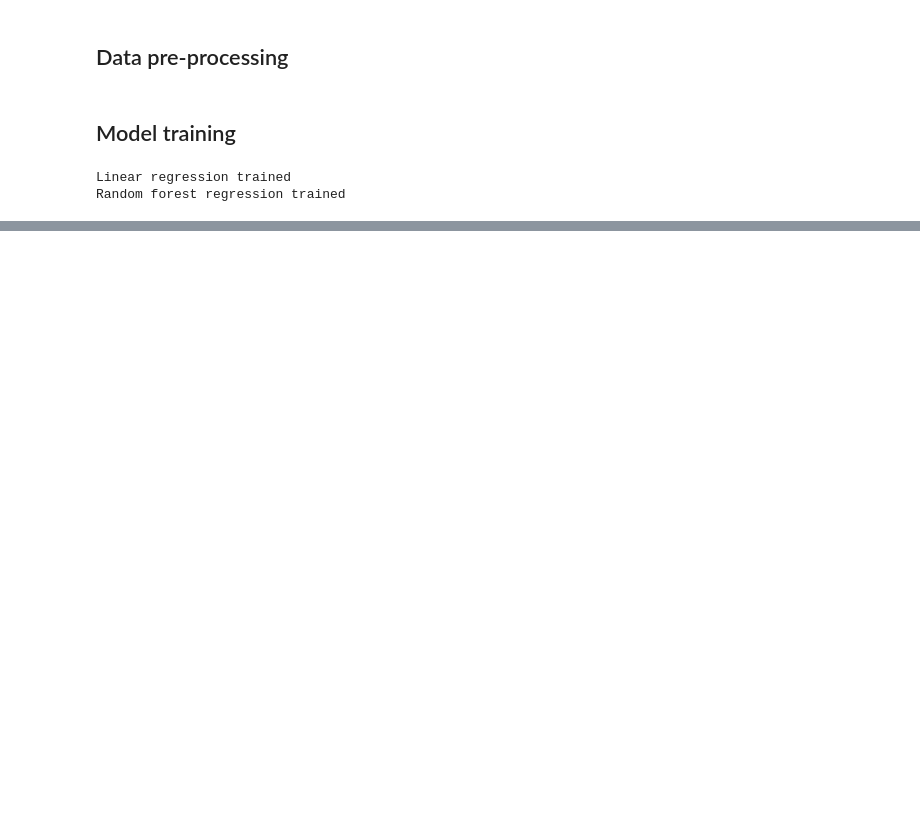
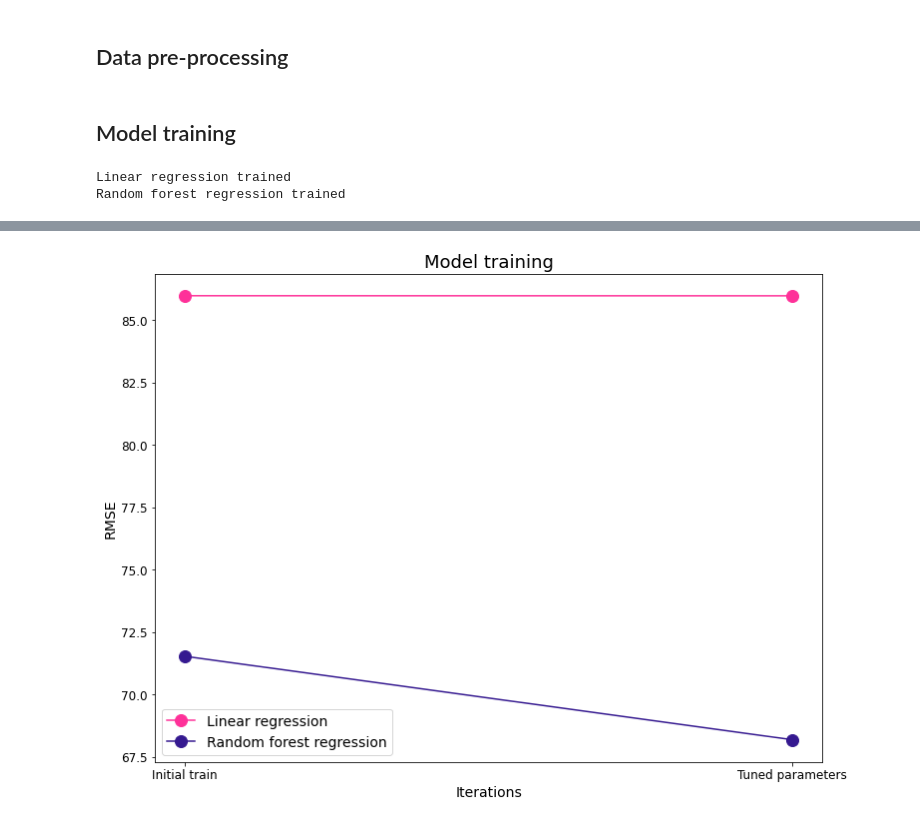
Before and after one commit to rafaelmachadomolina/fareApp, a Jupyter notebook: Models/Predictive_model.ipynb, the cells around one changed output, grey strips where cells are left out. Saved outputs shown, nothing was run; the diff lists cells and outputs as text; code cells hidden in the pictures; blank space fills up the shorter version.

Commit message:
Finished V1 of model pipeline, training and deployment. Created job to seriealise models and save backups in S3

```diff
--- a/Models/Predictive_model.ipynb
+++ b/Models/Predictive_model.ipynb
@@ -691,7 +826,7 @@ plt.show()
 ### Null distribution and outliers
 
 df_train_null = df_train.copy()
-df_train_null['nulls'] = df.isnull().sum(axis = 1)
+df_train_null['nulls'] = df_train_null.isnull().sum(axis = 1)
 df_train_null.sort_values(by = 'nulls', ascending = False).head()
 
 df_train_null_rows = pd.DataFrame(df_train_null['nulls'].value_counts(sort = False, normalize = True))
@@ -887,0 +1082,35 @@ Random forest regression trained
+# %%
+### Plot results for model training
+
+model_colours = {'Linear regression': '#fe3199',
+                'Random forest regression': '#351990'}
+
+fig, ax = plt.subplots(figsize = (12, 9))
+
+X_AXIS = df_training_results[['iteration', 'order']].drop_duplicates()
+X_AXIS.sort_values(by = 'order', inplace = True)
+
+for MODEL in df_training_results['model'].unique():
+    DF_PLOT = df_training_results[df_training_results['model'] == MODEL]
+    DF_PLOT.sort_values(by = 'order', inplace = True)
+
+    ax.plot(X_AXIS['order'],
+           DF_PLOT['rmse'],
+           color = model_colours[MODEL],
+           label = MODEL,
+           marker = 'o',
+           markersize = 12)
+
+# Format plot
+ax.set_xticks(X_AXIS['order'])
+ax.set_xticklabels(X_AXIS['iteration'])
+
+plot_params = {'title': 'Model training',
+             'x_label': 'Iterations',
+             'y_label': 'RMSE'}
+
+plot_formatting(ax, plot_params, has_legend = True)
+
+fig.show()
+# %% [output]
+[figure, added]
```
Also changed, not shown: parts of 16 cells of this notebook, 2 other files.
